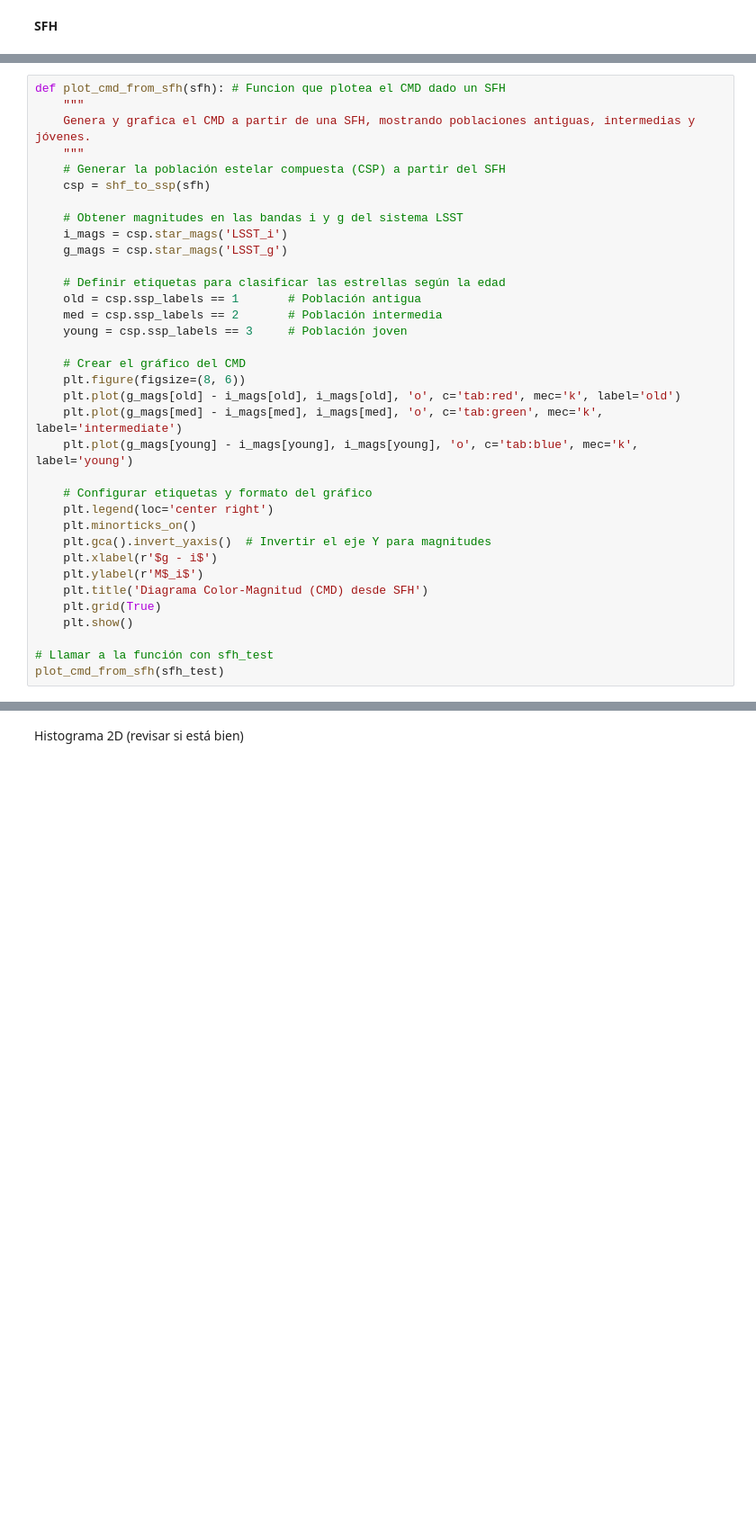
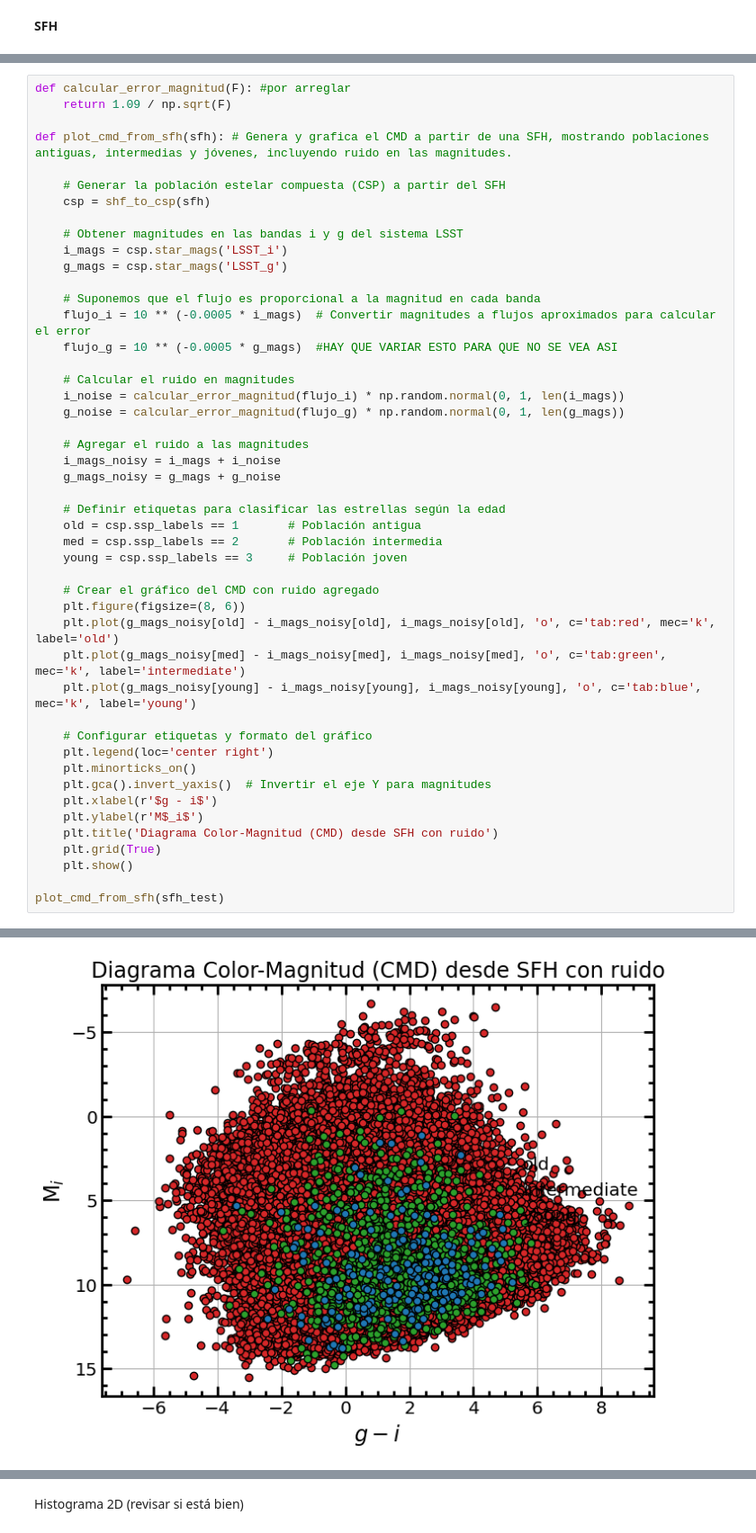
Before and after one commit to sebamonteirov/SFH_dwarf_galaxies, a Jupyter notebook: ProyectoModulo.ipynb, the cells around one changed output, grey strips where cells are left out. Shown at 90% size. Cells and saved outputs as stored; diff of their text form; blank space fills up the shorter version.

```diff
--- a/ProyectoModulo.ipynb
+++ b/ProyectoModulo.ipynb
@@ -119,25 +204,38 @@ plt.ylabel(r'M$_i$');
 # %%
-def plot_cmd_from_sfh(sfh): # Funcion que plotea el CMD dado un SFH
-    """
-    Genera y grafica el CMD a partir de una SFH, mostrando poblaciones antiguas, intermedias y jóvenes.
-    """
+def calcular_error_magnitud(F): #por arreglar
+    return 1.09 / np.sqrt(F)
+
+def plot_cmd_from_sfh(sfh): # Genera y grafica el CMD a partir de una SFH, mostrando poblaciones antiguas, intermedias y jóvenes, incluyendo ruido en las magnitudes.
+
     # Generar la población estelar compuesta (CSP) a partir del SFH
-    csp = shf_to_ssp(sfh)
+    csp = shf_to_csp(sfh)
 
     # Obtener magnitudes en las bandas i y g del sistema LSST
     i_mags = csp.star_mags('LSST_i')
     g_mags = csp.star_mags('LSST_g')
+
+    # Suponemos que el flujo es proporcional a la magnitud en cada banda
+    flujo_i = 10 ** (-0.0005 * i_mags)  # Convertir magnitudes a flujos aproximados para calcular el error
+    flujo_g = 10 ** (-0.0005 * g_mags)  #HAY QUE VARIAR ESTO PARA QUE NO SE VEA ASI
+
+    # Calcular el ruido en magnitudes
+    i_noise = calcular_error_magnitud(flujo_i) * np.random.normal(0, 1, len(i_mags))
+    g_noise = calcular_error_magnitud(flujo_g) * np.random.normal(0, 1, len(g_mags))
+
+    # Agregar el ruido a las magnitudes
+    i_mags_noisy = i_mags + i_noise
+    g_mags_noisy = g_mags + g_noise
 
     # Definir etiquetas para clasificar las estrellas según la edad
     old = csp.ssp_labels == 1       # Población antigua
     med = csp.ssp_labels == 2       # Población intermedia
     young = csp.ssp_labels == 3     # Población joven
 
-    # Crear el gráfico del CMD
+    # Crear el gráfico del CMD con ruido agregado
     plt.figure(figsize=(8, 6))
-    plt.plot(g_mags[old] - i_mags[old], i_mags[old], 'o', c='tab:red', mec='k', label='old')
-    plt.plot(g_mags[med] - i_mags[med], i_mags[med], 'o', c='tab:green', mec='k', label='intermediate')
-    plt.plot(g_mags[young] - i_mags[young], i_mags[young], 'o', c='tab:blue', mec='k', label='young')
+    plt.plot(g_mags_noisy[old] - i_mags_noisy[old], i_mags_noisy[old], 'o', c='tab:red', mec='k', label='old')
+    plt.plot(g_mags_noisy[med] - i_mags_noisy[med], i_mags_noisy[med], 'o', c='tab:green', mec='k', label='intermediate')
+    plt.plot(g_mags_noisy[young] - i_mags_noisy[young], i_mags_noisy[young], 'o', c='tab:blue', mec='k', label='young')
 
     # Configurar etiquetas y formato del gráfico
     plt.legend(loc='center right')
@@ -145,9 +243,9 @@ def plot_cmd_from_sfh(sfh): # Funcion que plotea el CMD dado un SFH
     plt.gca().invert_yaxis()  # Invertir el eje Y para magnitudes
     plt.xlabel(r'$g - i$')
     plt.ylabel(r'M$_i$')
-    plt.title('Diagrama Color-Magnitud (CMD) desde SFH')
+    plt.title('Diagrama Color-Magnitud (CMD) desde SFH con ruido')
     plt.grid(True)
     plt.show()
 
-# Llamar a la función con sfh_test
 plot_cmd_from_sfh(sfh_test)
+# %% [output]
@@ -153,0 +261 @@ plot_cmd_from_sfh(sfh_test)
+[figure, added]
```
Also changed, not shown: parts of 12 cells of this notebook.
